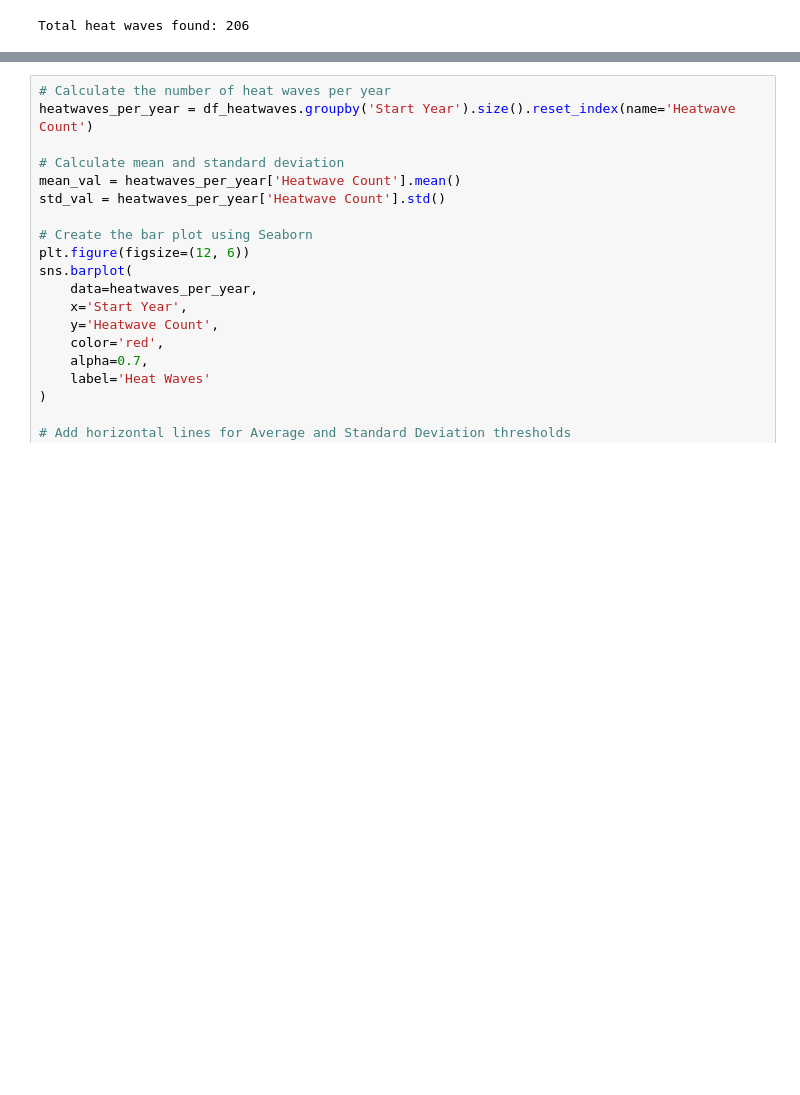
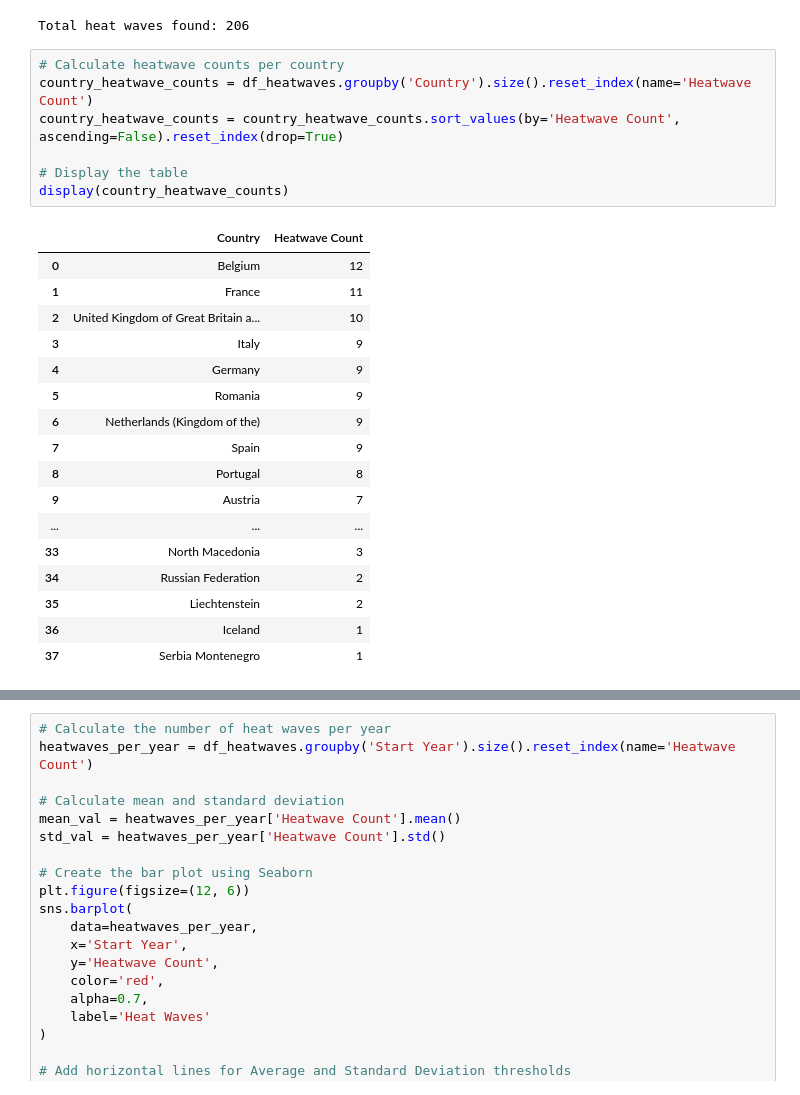
Before and after one commit to mjduarterosa/tdda-tutorial_emdat, a Jupyter notebook: notebooks/tdd_tutorial_EMDAT.ipynb, the cells around one changed output, grey strips where cells are left out. Saved outputs shown, nothing was run; the diff lists cells and outputs as text; blank space fills up the shorter version.

```diff
--- a/notebooks/tdd_tutorial_EMDAT.ipynb
+++ b/notebooks/tdd_tutorial_EMDAT.ipynb
@@ -130,3 +130,28 @@ print(f"Total heat waves found: {len(df_heatwaves)}")
 | 109 | 2025-0462-SVK | No | nat-met-ext-hea | Natural | Meteorological | Extreme temperature | ... |
 5 rows × 47 columns
 Total heat waves found: 206
+# %%
+# Calculate heatwave counts per country
+country_heatwave_counts = df_heatwaves.groupby('Country').size().reset_index(name='Heatwave Count')
+country_heatwave_counts = country_heatwave_counts.sort_values(by='Heatwave Count', ascending=False).reset_index(drop=True)
+
+# Display the table
+display(country_heatwave_counts)
+# %% [output]
+|  | Country | Heatwave Count |
+| 0 | Belgium | 12 |
+| 1 | France | 11 |
+| 2 | United Kingdom of Great Britain a... | 10 |
+| 3 | Italy | 9 |
+| 4 | Germany | 9 |
+| 5 | Romania | 9 |
+| 6 | Netherlands (Kingdom of the) | 9 |
+| 7 | Spain | 9 |
+| 8 | Portugal | 8 |
+| 9 | Austria | 7 |
+| ... | ... | ... |
+| 33 | North Macedonia | 3 |
+| 34 | Russian Federation | 2 |
+| 35 | Liechtenstein | 2 |
+| 36 | Iceland | 1 |
+| 37 | Serbia Montenegro | 1 |
```
Also changed, not shown: parts of 1 cell of this notebook.
